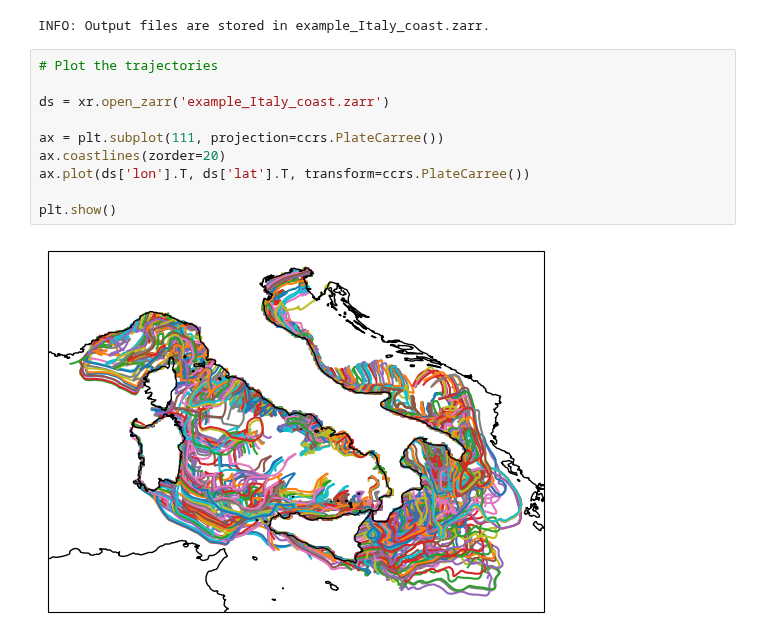
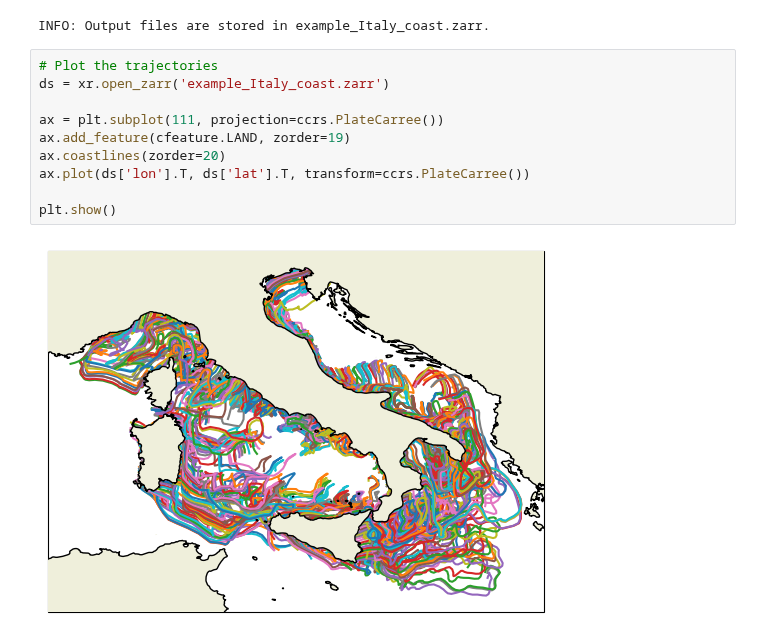
Before and after one commit to fanqi203/plasticparcels, a Jupyter notebook: docs/examples/example_Italy_coast.ipynb, the cells around one changed output. Drawn from its saved outputs; the diff is of its cells as text.

```diff
--- a/docs/examples/example_Italy_coast.ipynb
+++ b/docs/examples/example_Italy_coast.ipynb
@@ -74,13 +75,13 @@ pset.execute(kernels, runtime=runtime, dt=dt_timestep, output_file=pfile)
 INFO: Output files are stored in example_Italy_coast.zarr.
 # %%
 # Plot the trajectories
-
 ds = xr.open_zarr('example_Italy_coast.zarr')
 
 ax = plt.subplot(111, projection=ccrs.PlateCarree())
+ax.add_feature(cfeature.LAND, zorder=19)
 ax.coastlines(zorder=20)
 ax.plot(ds['lon'].T, ds['lat'].T, transform=ccrs.PlateCarree())
 
 plt.show()
 # %% [output]
-[figure, old version]
+[figure, new version]
```
Also changed, not shown: parts of 1 cell of this notebook, 4 other files.
